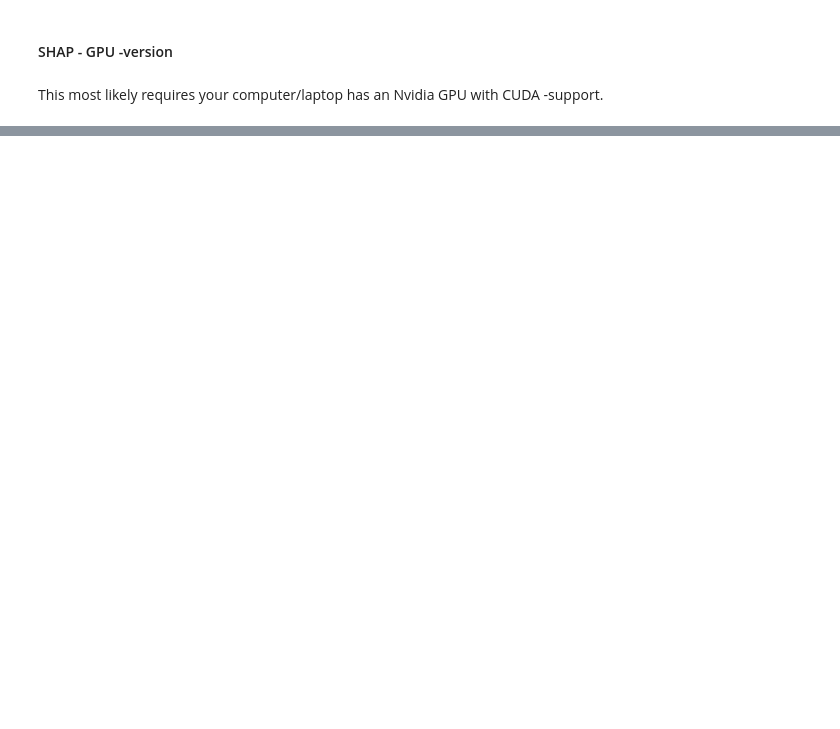
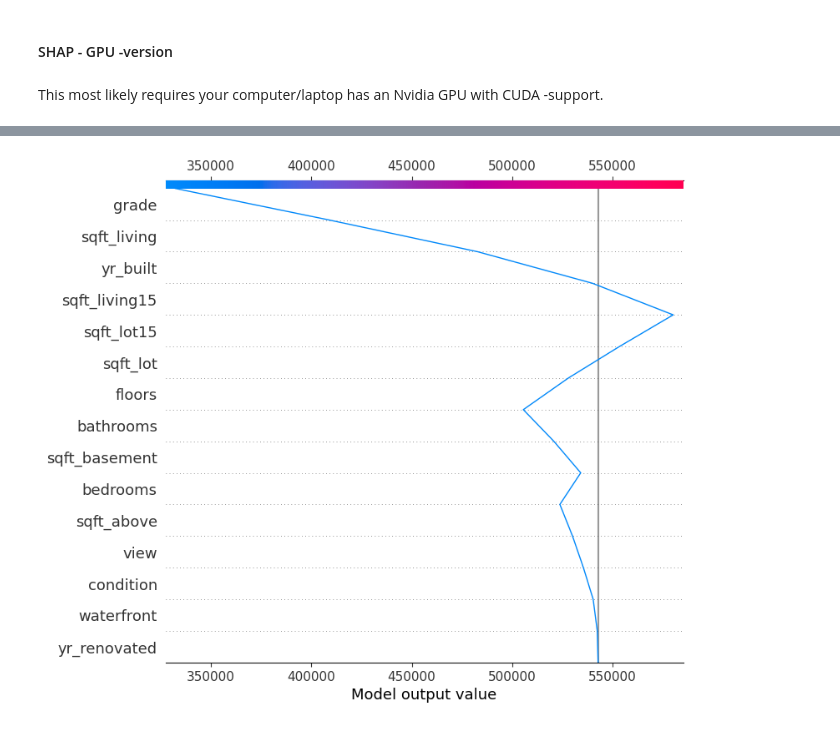
Before and after one commit to tuomasvaltanenLUAS/AdvancedDataAnalytics2025, a Jupyter notebook: lecture2_other_eval_tools/shap_and_lime/shap_test1_gpu.ipynb, the cells around one changed output, grey strips where cells are left out. Saved outputs shown, nothing was run; the diff lists cells and outputs as text; code cells hidden in the pictures; blank space fills up the shorter version.

```diff
--- a/lecture2_other_eval_tools/shap_and_lime/shap_test1_gpu.ipynb
+++ b/lecture2_other_eval_tools/shap_and_lime/shap_test1_gpu.ipynb
@@ -68,0 +95,8 @@ Feature Importances using SHAP:
+# %%
+shap.plots.decision(
+    base_value=shap_values.base_values[0],
+    shap_values=shap_values.values[0],
+    feature_names=list(X_test.columns),
+)
+# %% [output]
+[figure, added]
```
Also changed, not shown: parts of 12 cells of this notebook, 6 other files.
